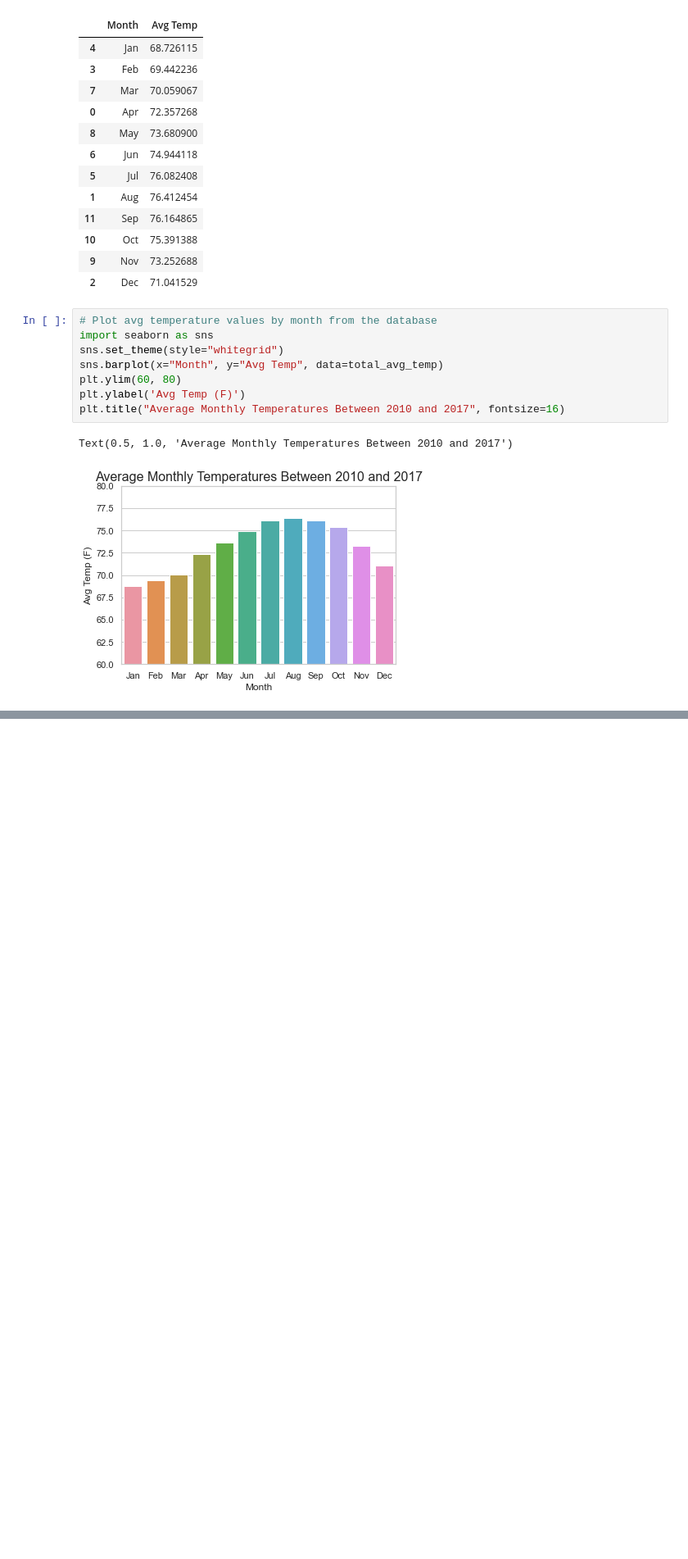
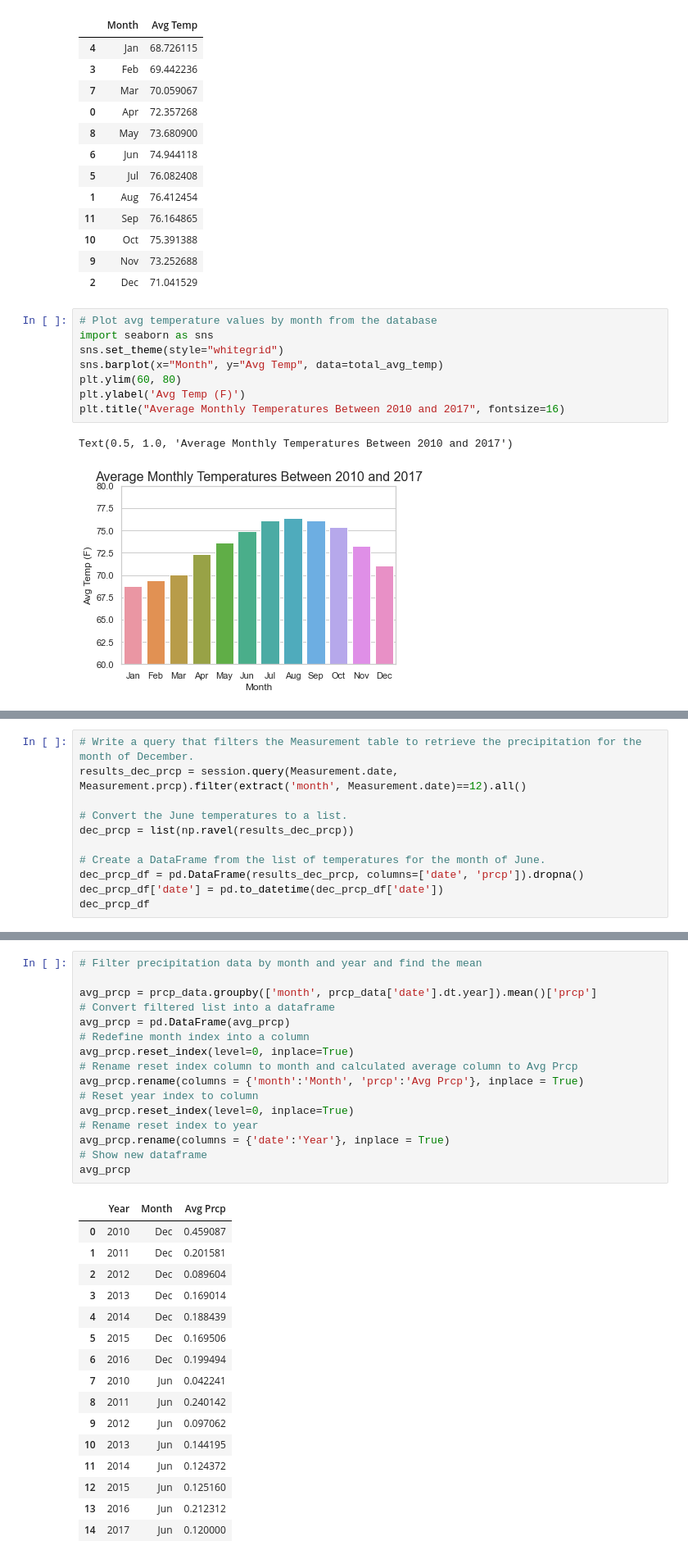
Before and after one commit to wattsr1/Surf-Ice-Cream-Shop-Analysis, a Jupyter notebook: SurfsUp_Challenge.ipynb, the cells around one changed output, grey strips where cells are left out. Shown at 82% size. Drawn from its saved outputs; the diff is of its cells as text; blank space fills up the shorter version.

```diff
--- a/SurfsUp_Challenge.ipynb
+++ b/SurfsUp_Challenge.ipynb
@@ -242,0 +287,11 @@ Text(0.5, 1.0, 'Average Monthly Temperatures Between 2010 and 2017')
+# %%
+# Write a query that filters the Measurement table to retrieve the precipitation for the month of December.
+results_dec_prcp = session.query(Measurement.date, Measurement.prcp).filter(extract('month', Measurement.date)==12).all()
+
+# Convert the June temperatures to a list.
+dec_prcp = list(np.ravel(results_dec_prcp))
+
+# Create a DataFrame from the list of temperatures for the month of June.
+dec_prcp_df = pd.DataFrame(results_dec_prcp, columns=['date', 'prcp']).dropna()
+dec_prcp_df['date'] = pd.to_datetime(dec_prcp_df['date'])
+dec_prcp_df
@@ -242,0 +352,33 @@ Text(0.5, 1.0, 'Average Monthly Temperatures Between 2010 and 2017')
+# %%
+# Filter precipitation data by month and year and find the mean
+
+avg_prcp = prcp_data.groupby(['month', prcp_data['date'].dt.year]).mean()['prcp']
+# Convert filtered list into a dataframe
+avg_prcp = pd.DataFrame(avg_prcp)
+# Redefine month index into a column
+avg_prcp.reset_index(level=0, inplace=True)
+# Rename reset index column to month and calculated average column to Avg Prcp
+avg_prcp.rename(columns = {'month':'Month', 'prcp':'Avg Prcp'}, inplace = True)
+# Reset year index to column
+avg_prcp.reset_index(level=0, inplace=True)
+# Rename reset index to year
+avg_prcp.rename(columns = {'date':'Year'}, inplace = True)
+# Show new dataframe
+avg_prcp
+# %% [output]
+|  | Year | Month | Avg Prcp |
+| 0 | 2010 | Dec | 0.459087 |
+| 1 | 2011 | Dec | 0.201581 |
+| 2 | 2012 | Dec | 0.089604 |
+| 3 | 2013 | Dec | 0.169014 |
+| 4 | 2014 | Dec | 0.188439 |
+| 5 | 2015 | Dec | 0.169506 |
+| 6 | 2016 | Dec | 0.199494 |
+| 7 | 2010 | Jun | 0.042241 |
+| 8 | 2011 | Jun | 0.240142 |
+| 9 | 2012 | Jun | 0.097062 |
+| 10 | 2013 | Jun | 0.144195 |
+| 11 | 2014 | Jun | 0.124372 |
+| 12 | 2015 | Jun | 0.125160 |
+| 13 | 2016 | Jun | 0.212312 |
+| 14 | 2017 | Jun | 0.120000 |
```
Also changed, not shown: parts of 14 cells of this notebook, 4 other files.
